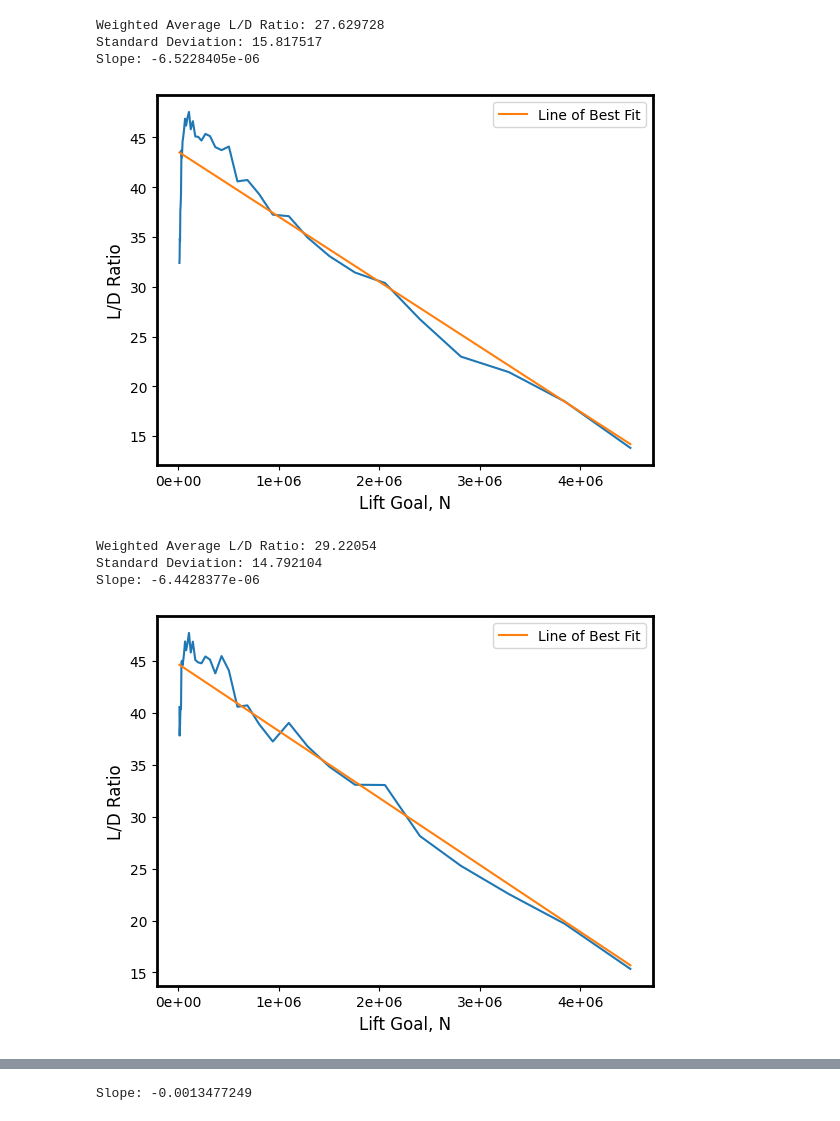
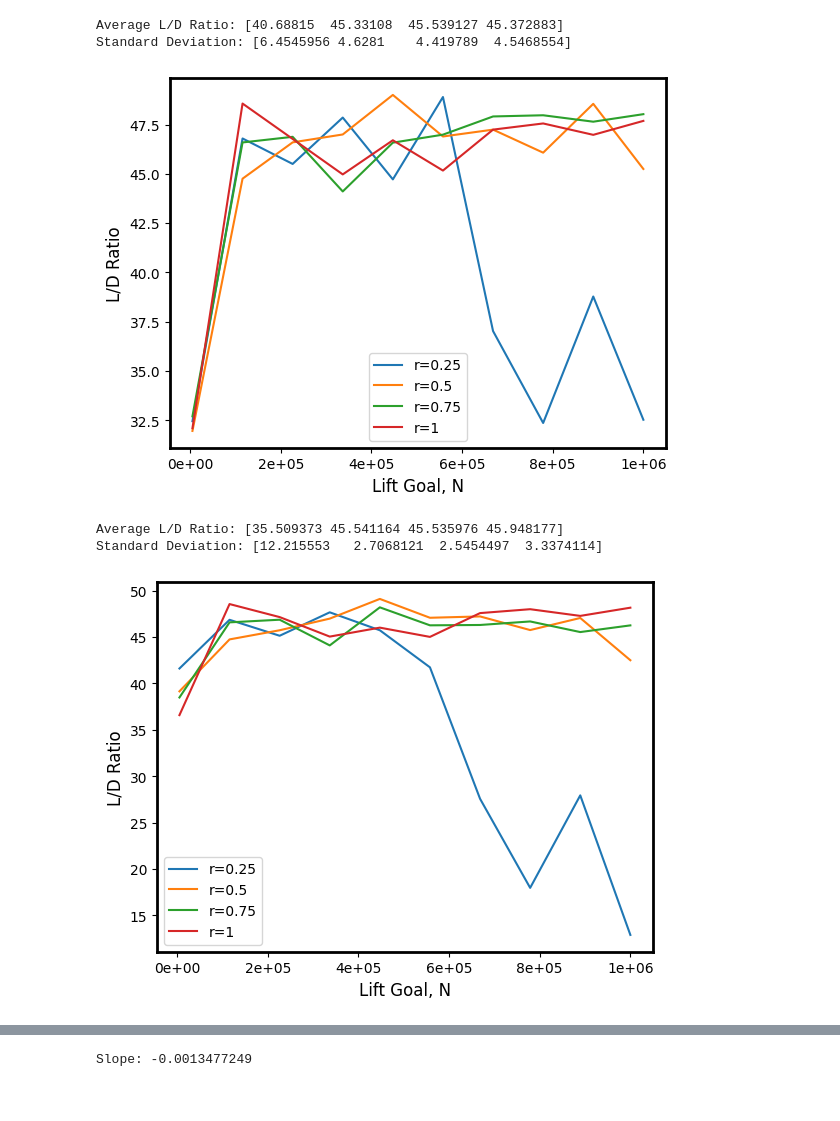
Before and after one commit to avidcoder123/soar, a Jupyter notebook: validation/optim_evaluation.ipynb, the cells around one changed output, grey strips where cells are left out. Saved outputs shown, nothing was run; the diff lists cells and outputs as text; code cells hidden in the pictures.

```diff
--- a/validation/optim_evaluation.ipynb
+++ b/validation/optim_evaluation.ipynb
@@ -48,5 +39,6 @@ def weighted_avg_and_std(values, weights):
 # %%
-lift_goal = df["lift_goal"]
+lift_goal = all_dfs[0]["lift_goal"]
 
 #Lift of unique lift goals
-lift_goals = jnp.array(lift_goal)[::20]
+lift_goals = jnp.array(lift_goal)[::10]
+lift_goals
@@ -79,14 +74,13 @@ plt.rc('legend', fontsize=MEDIUM_SIZE)    # legend fontsize
 plt.rc('figure', titlesize=BIGGER_SIZE)  # fontsize of the figure title
 # %%
 #Batch the lift errors
-lift_errors = batch_by_lift(df, "lift_error")
+lift_errors = [batch_by_lift(df, "lift_error") for df in all_dfs]
 
-all_lift_goals = jnp.array(df["lift_goal"])
-all_lift_error = jnp.array(df["lift_error"])
+#all_lift_error = [jnp.array(df["lift_error"]) for df in all_dfs]
 
-average, stddev = weighted_avg_and_std(all_lift_error, all_lift_goals)
+average, stddev = jnp.array([avg_and_std(lift_error) for lift_error in lift_errors]).T
 
-print("Weighted Average Lift Error:", average)
+print("Average Lift Error:", average)
 print("Standard Deviation:", stddev)
 
 if True:
@@ -97,15 +91,16 @@ if True:
     ax.get_xaxis().set_major_formatter(major_formatter)
 
     #Line of best fit
-    best_fit = jnp.polyfit(lift_goals, lift_errors, 1)
+    #best_fit = jnp.polyfit(lift_goals, lift_errors, 1)
 
     #Plot errors against the lift goals
-    ax.plot(lift_goals, lift_errors)
+    for lift_error, label in zip(lift_errors, [0.25, 0.5, 0.75, 1]):
+        ax.plot(lift_goals, lift_error, label=f"r={label}")
 
     #Plot line of best fit
     #ax.plot(lift_goals, best_fit[0] * (lift_goals - lift_goals[0]) + best_fit[1], label="Line of Best Fit")
     ax.set(xlabel="Lift Goal, N", ylabel="Relative Lift Error")
-    #ax.legend()
+    ax.legend()
 
     fig.savefig(
         "./graphs/uncleaned_lift_error.pdf",
@@ -164,73 +193,68 @@ Slope: -3.8176864e-10
 # %%
-LD_ratio = batch_by_lift(df, "LD_ratio")
+#Batch the lift errors
+ld_ratios = [batch_by_lift(df, "LD_ratio") for df in all_dfs]
 
+#all_ld_ratios = [jnp.array(df["LD_ratio"]) for df in all_dfs]
 
-all_lift_goals = jnp.array(df["lift_goal"])
-all_ld_ratio = jnp.array(df["LD_ratio"])
+average, stddev = jnp.array([avg_and_std(ld_ratio) for ld_ratio in ld_ratios]).T
 
-average, stddev = weighted_avg_and_std(all_ld_ratio, all_lift_goals)
-
-print("Weighted Average L/D Ratio:", average)
+print("Average L/D Ratio:", average)
 print("Standard Deviation:", stddev)
 
 if True:
-
     fig, ax = plt.subplots()
 
     plt.setp(ax.spines.values(), linewidth=2)
 
     ax.get_xaxis().set_major_formatter(major_formatter)
 
     #Line of best fit
-    best_fit = jnp.polyfit(lift_goals, LD_ratio, 1)
-    print("Slope:", best_fit[0])
+    #best_fit = jnp.polyfit(lift_goals, lift_errors, 1)
 
-    #Plot errors against the lift goals
-    ax.plot(lift_goals, LD_ratio)
+    for ld_ratio, label in zip(ld_ratios, [0.25, 0.5, 0.75, 1]):
+        ax.plot(lift_goals, ld_ratio, label=f"r={label}")
 
     #Plot line of best fit
-    ax.plot(lift_goals, best_fit[0] * (lift_goals - lift_goals[0]) + best_fit[1], label="Line of Best Fit")
+    #ax.plot(lift_goals, best_fit[0] * (lift_goals - lift_goals[0]) + best_fit[1], label="Line of Best Fit")
     ax.set(xlabel="Lift Goal, N", ylabel="L/D Ratio")
     ax.legend()
 
     fig.savefig(
         "./graphs/uncleaned_ld_ratio.pdf",
         bbox_inches='tight',
     )
 
     fig.show();
 # %% [output]
-Weighted Average L/D Ratio: 27.629728
-Standard Deviation: 15.817517
-Slope: -6.5228405e-06
+Average L/D Ratio: [40.68815  45.33108  45.539127 45.372883]
+Standard Deviation: [6.4545956 4.6281    4.419789  4.5468554]
-[figure, old version]
+[figure, new version]
 # %%
-LD_ratio = batch_by_lift(cleaned_df, "LD_ratio")
+#Batch the lift errors
+ld_ratios = [batch_by_lift(df, "LD_ratio") for df in all_cleaned_dfs]
 
-all_lift_goals = jnp.array(cleaned_df["lift_goal"])
-all_ld_ratio = jnp.array(cleaned_df["LD_ratio"])
+#all_ld_ratios = [jnp.array(df["LD_ratio"]) for df in all_cleaned_dfs]
 
-average, stddev = weighted_avg_and_std(all_ld_ratio, all_lift_goals)
+average, stddev = jnp.array([avg_and_std(ld_ratio) for ld_ratio in ld_ratios]).T
 
-print("Weighted Average L/D Ratio:", average)
+print("Average L/D Ratio:", average)
 print("Standard Deviation:", stddev)
 
 if True:
+    fig, ax = plt.subplots()
 
-    fig, ax = plt.subplots()
     plt.setp(ax.spines.values(), linewidth=2)
 
     ax.get_xaxis().set_major_formatter(major_formatter)
 
     #Line of best fit
-    best_fit = jnp.polyfit(lift_goals, LD_ratio, 1)
-    print("Slope:", best_fit[0])
+    #best_fit = jnp.polyfit(lift_goals, lift_errors, 1)
 
-    #Plot errors against the lift goals
-    ax.plot(lift_goals, LD_ratio)
+    for ld_ratio, label in zip(ld_ratios, [0.25, 0.5, 0.75, 1]):
+        ax.plot(lift_goals, ld_ratio, label=f"r={label}")
 
     #Plot line of best fit
-    ax.plot(lift_goals, best_fit[0] * (lift_goals - lift_goals[0]) + best_fit[1], label="Line of Best Fit")
+    #ax.plot(lift_goals, best_fit[0] * (lift_goals - lift_goals[0]) + best_fit[1], label="Line of Best Fit")
     ax.set(xlabel="Lift Goal, N", ylabel="L/D Ratio")
     ax.legend()
 
@@ -241,8 +265,7 @@ if True:
 
     fig.show();
 # %% [output]
-Weighted Average L/D Ratio: 29.22054
-Standard Deviation: 14.792104
-Slope: -6.4428377e-06
+Average L/D Ratio: [35.509373 45.541164 45.535976 45.948177]
+Standard Deviation: [12.215553   2.7068121  2.5454497  3.3374114]
-[figure, old version]
+[figure, new version]
 # %%
```
Also changed, not shown: parts of 11 cells of this notebook, 1 other file.
